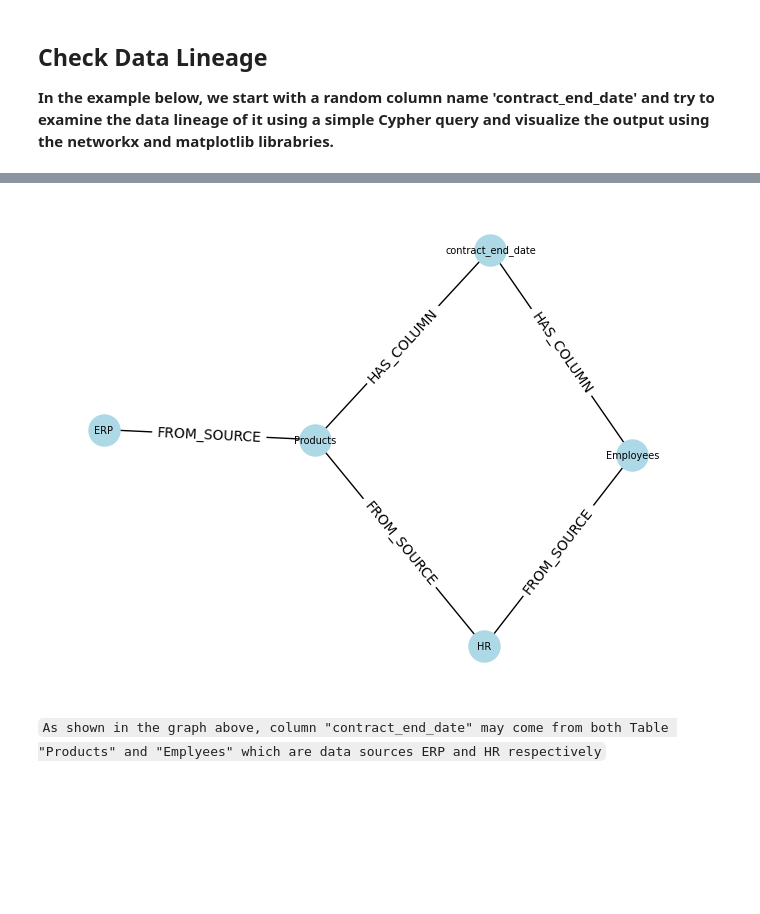
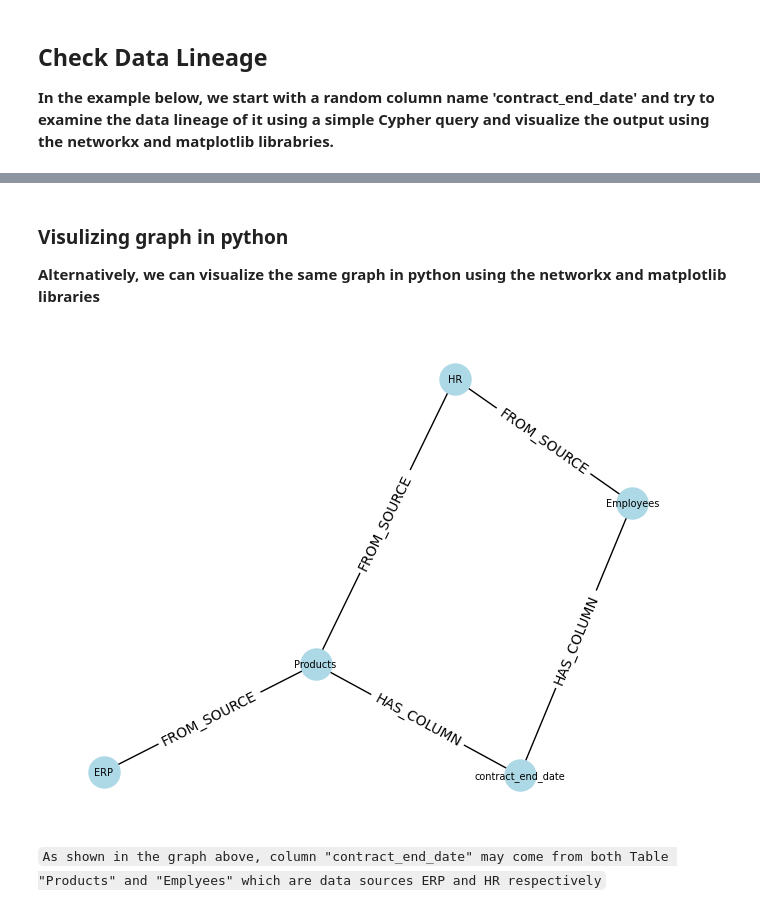
Before and after one commit to zhongjie526/neo4j_data_catalog, a Jupyter notebook: Data Catalog Management.ipynb, the cells around one changed output, grey strips where cells are left out. Saved outputs shown, nothing was run; the diff lists cells and outputs as text; code cells hidden in the pictures; blank space fills up the shorter version.

```diff
--- a/Data Catalog Management.ipynb
+++ b/Data Catalog Management.ipynb
@@ -49,11 +47,10 @@ from graphdatascience import GraphDataScience
 # Configure Neo4j connection settings
 neo4j_url = "neo4j://***.***.***.***:7687"
 neo4j_user = "neo4j"
-neo4j_password = "**********"
+neo4j_password = "hoods-voids-use"
 neo4j_db = "neo4j"
 
 # Create a Neo4j driver and GDS driver
-driver = GraphDatabase.driver(neo4j_url, auth=(neo4j_user, neo4j_password),database=neo4j_db)
 gds = GraphDataScience(neo4j_url,auth=(neo4j_user,neo4j_password),database=neo4j_db)
 
 print(f"GDS Version: {gds.version()}")
@@ -260,3 +237,10 @@ gds.run_cypher("""
 # %% [markdown]
 ## Check Data Lineage
 **In the example below, we start with a random column name 'contract_end_date' and try to examine the data lineage of it using a simple Cypher query and visualize the output using the networkx and matplotlib librabries.**
+# %%
+result = gds.run_cypher("""
+    match (c:Column {name:'contract_end_date'})-[r1:HAS_COLUMN]-(t:Table)-[r2:FROM_SOURCE]-(s:Datasource)
+    return t.name as table,type(r1) as rel1,c.name as column,type(r2) as rel2,s.name as datasource
+""")
+
+result
@@ -263,39 +256,43 @@ gds.run_cypher("""
+# %% [markdown]
+### Visulizing graph in python
+
+**Alternatively, we can visualize the same graph in python using the networkx and matplotlib libraries**
 # %%
 import networkx as nx
 import matplotlib.pyplot as plt
 
 
 plt.clf()
-with driver.session() as session:
-    result = session.run("match (c:Column {name:'contract_end_date'})-[r1:HAS_COLUMN]-(t:Table)-[r2:FROM_SOURCE]-(s:Datasource) return c,r1,t,r2,s")
 
-    # Create a Network object
-    G = nx.Graph()
+result = gds.run_cypher("match (c:Column {name:'contract_end_date'})-[r1:HAS_COLUMN]-(t:Table)-[r2:FROM_SOURCE]-(s:Datasource) return c,r1,t,r2,s")
 
-    # Add the node to the network
-    for record in result:
-        node = record["c"]
-        G.add_node(node.id, label=node["name"], color="lightblue")
-        node = record["t"]
-        G.add_node(node.id, label=node["name"], color="lightblue")
-        node = record["s"]
-        G.add_node(node.id, label=node["name"], color="lightblue")
-        rel = record["r1"]
-        G.add_edge(rel.start_node.id, rel.end_node.id,label=rel.type)
-        rel = record["r2"]
-        G.add_edge(rel.start_node.id, rel.end_node.id,label=rel.type)
+# Create a Network object
+G = nx.Graph()
+
+# Add the node to the network
+for i,record in result.iterrows():
+    node = record["c"]
+    G.add_node(node.id, label=node["name"], color="lightblue")
+    node = record["t"]
+    G.add_node(node.id, label=node["name"], color="lightblue")
+    node = record["s"]
+    G.add_node(node.id, label=node["name"], color="lightblue")
+    rel = record["r1"]
+    G.add_edge(rel.start_node.id, rel.end_node.id,label=rel.type)
+    rel = record["r2"]
+    G.add_edge(rel.start_node.id, rel.end_node.id,label=rel.type)
 
 
 # Visualize the network
 pos = nx.spring_layout(G)
 labels = nx.get_node_attributes(G, "label")
 edge_labels = nx.get_edge_attributes(G, "label")
 
 nx.draw(G, pos, labels = labels,with_labels=True, node_color="lightblue", node_size=500, font_size=7)
 nx.draw_networkx_edge_labels(G, pos, edge_labels=edge_labels)
 plt.show()
 # %% [output]
-[figure, old version]
+[figure, new version]
 # %% [markdown]
 ``As shown in the graph above, column "contract_end_date" may come from both Table "Products" and "Emplyees" which are data sources ERP and HR respectively``
 # %% [markdown]
```
Also changed, not shown: parts of 20 cells of this notebook.
